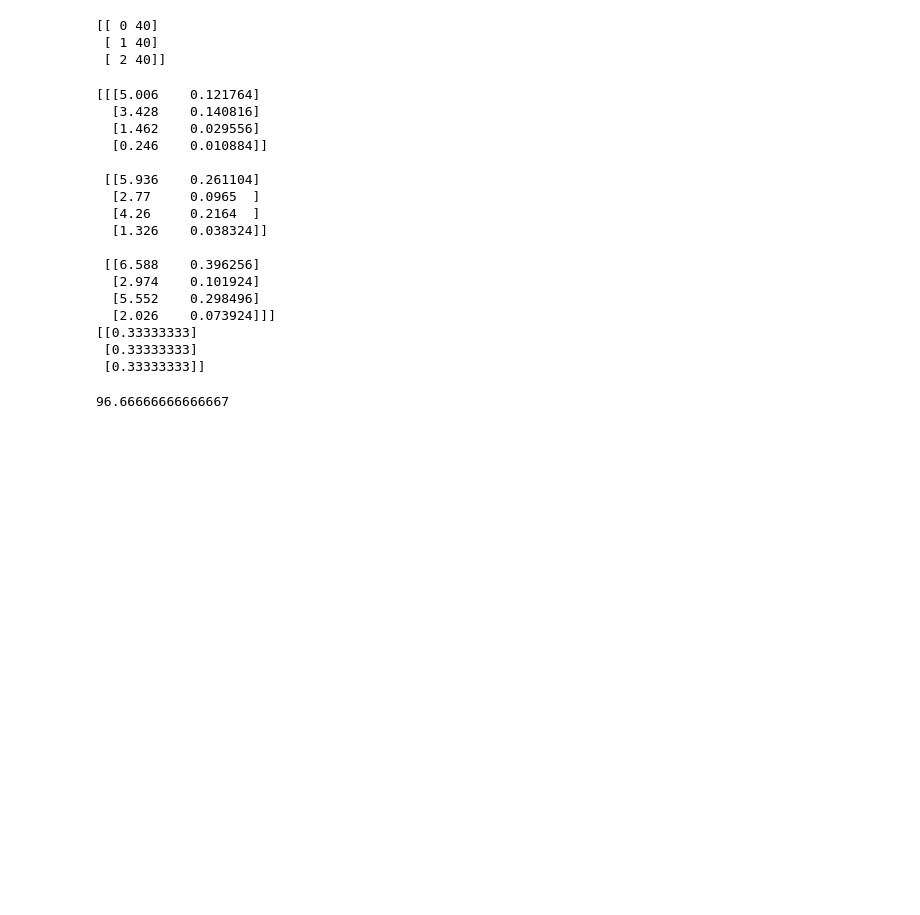
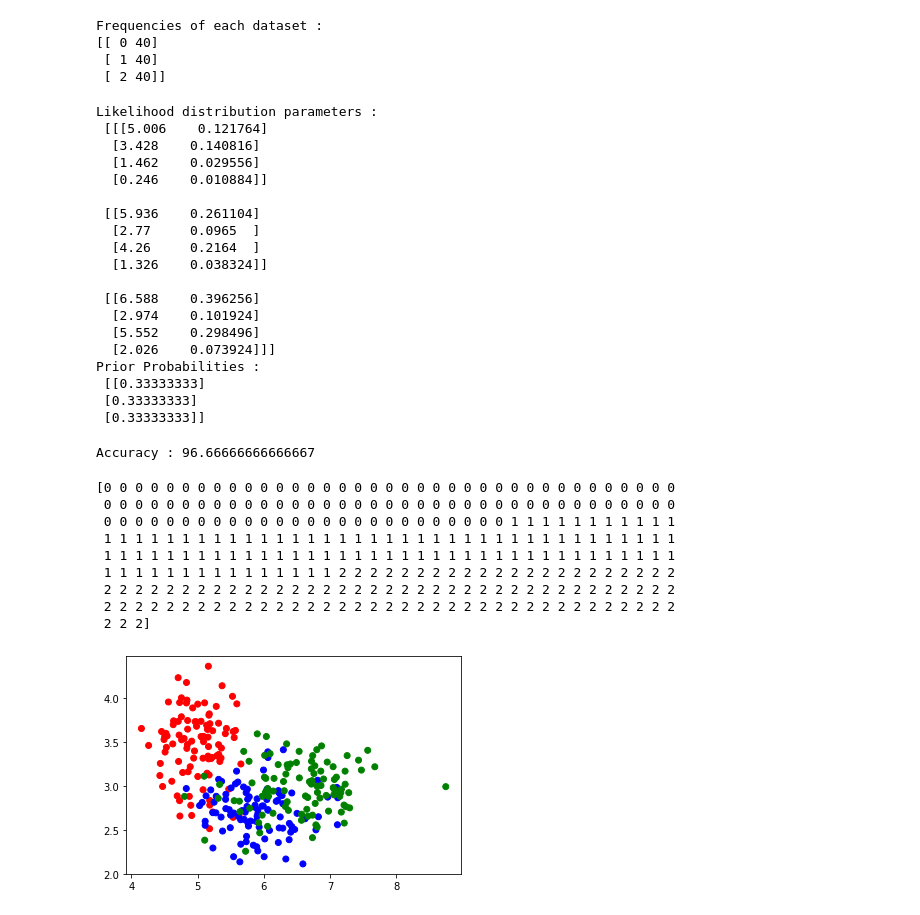
Before and after one commit to deshanchathusanka/data-mining, a Jupyter notebook: Naive_Bayes.ipynb, the cells around one changed output. Drawn from its saved outputs; the diff is of its cells as text; code cells hidden in the pictures; blank space fills up the shorter version.

Commit message:
generate random samples

```diff
--- a/Naive_Bayes.ipynb
+++ b/Naive_Bayes.ipynb
@@ -20,8 +18,9 @@ x_train, x_test, y_train, y_test = train_test_split( X, Y, test_size=0.20, rando
 # verify
 (unique, counts) = np.unique(y_train, return_counts=True)
 frequencies = np.asarray((unique, counts)).T
-print(frequencies)
+print(f'Frequencies of each dataset : \n{frequencies}')
 # %% [output]
+Frequencies of each dataset :
 [[ 0 40]
  [ 1 40]
  [ 2 40]]
@@ -46,10 +45,11 @@ for c_index in range(0, NO_OF_CATEGORIES) :
     likelihood_pdf_params[c_index][f_index][0] = mean
     likelihood_pdf_params[c_index][f_index][1] = var
 
-print(likelihood_pdf_params)
-print(prior_probs)
+print(f'Likelihood distribution parameters :\n {likelihood_pdf_params}')
+print(f'Prior Probabilities : \n {prior_probs}')
 # %% [output]
-[[[5.006    0.121764]
+Likelihood distribution parameters :
+ [[[5.006    0.121764]
   [3.428    0.140816]
   [1.462    0.029556]
   [0.246    0.010884]]
@@ -63,10 +63,12 @@ print(prior_probs)
   [2.974    0.101924]
   [5.552    0.298496]
   [2.026    0.073924]]]
-[[0.33333333]
+Prior Probabilities :
+ [[0.33333333]
  [0.33333333]
  [0.33333333]]
 # %%
+
 posterior_probs = np.empty(shape = (NO_OF_TEST_DATA, NO_OF_CATEGORIES)) # (30, 3) = (test data : 20%, categories : 3)
 
 for index in range(0, NO_OF_TEST_DATA) :
@@ -83,8 +85,42 @@ for index in range(0, NO_OF_TEST_DATA) :
     p_c = prior_probs[c_index]
     posterior_probs[index][c_index] = np.prod(independent_posterior_probs)*p_c
 
-number_of_success = sum(posterior_probs.argmax(axis=1) == y_test)
-accuracy = (number_of_success/y_test.size)*100
-print(accuracy)
+y_pred = posterior_probs.argmax(axis = 1)
+number_of_success = sum(y_pred == y_test)
+accuracy = (number_of_success/NO_OF_TEST_DATA)*100
+print(f'Accuracy : {accuracy}')
 # %% [output]
-96.66666666666667
+Accuracy : 96.66666666666667
+# %%
+generated_label = 0
+generated_data = np.empty((1,5)) * np.nan
+for cat_dis_param in likelihood_pdf_params :
+  mean = cat_dis_param[:,0]
+  var = cat_dis_param[:,1]
+  cov = np.diag(var)
+
+  """reverse sampling"""
+  x_generated = multivariate_normal.rvs(mean, cov, 100)
+  x_generated = np.append(x_generated, (np.ones((100,1),dtype=int))*int(generated_label), axis=1)
+  generated_data = np.concatenate((generated_data, x_generated), axis=0)
+  generated_label = generated_label + 1
+
+
+# print(generated_data)
+plt.figure()
+cmap = np.array(['red','blue','green'])
+labels = np.array(generated_data[1:300,4])
+print(labels.astype(int))
+plt.scatter(generated_data[1:300,0], generated_data[1:300,1], c=cmap[labels.astype(int)])
+plt.show()
+# %% [output]
+[0 0 0 0 0 0 0 0 0 0 0 0 0 0 0 0 0 0 0 0 0 0 0 0 0 0 0 0 0 0 0 0 0 0 0 0 0
+ 0 0 0 0 0 0 0 0 0 0 0 0 0 0 0 0 0 0 0 0 0 0 0 0 0 0 0 0 0 0 0 0 0 0 0 0 0
+ 0 0 0 0 0 0 0 0 0 0 0 0 0 0 0 0 0 0 0 0 0 0 0 0 0 0 1 1 1 1 1 1 1 1 1 1 1
+ 1 1 1 1 1 1 1 1 1 1 1 1 1 1 1 1 1 1 1 1 1 1 1 1 1 1 1 1 1 1 1 1 1 1 1 1 1
+ 1 1 1 1 1 1 1 1 1 1 1 1 1 1 1 1 1 1 1 1 1 1 1 1 1 1 1 1 1 1 1 1 1 1 1 1 1
+ 1 1 1 1 1 1 1 1 1 1 1 1 1 1 1 2 2 2 2 2 2 2 2 2 2 2 2 2 2 2 2 2 2 2 2 2 2
+ 2 2 2 2 2 2 2 2 2 2 2 2 2 2 2 2 2 2 2 2 2 2 2 2 2 2 2 2 2 2 2 2 2 2 2 2 2
+ 2 2 2 2 2 2 2 2 2 2 2 2 2 2 2 2 2 2 2 2 2 2 2 2 2 2 2 2 2 2 2 2 2 2 2 2 2
+ 2 2 2]
+[figure, added]
```
Also changed, not shown: parts of 3 cells of this notebook.
